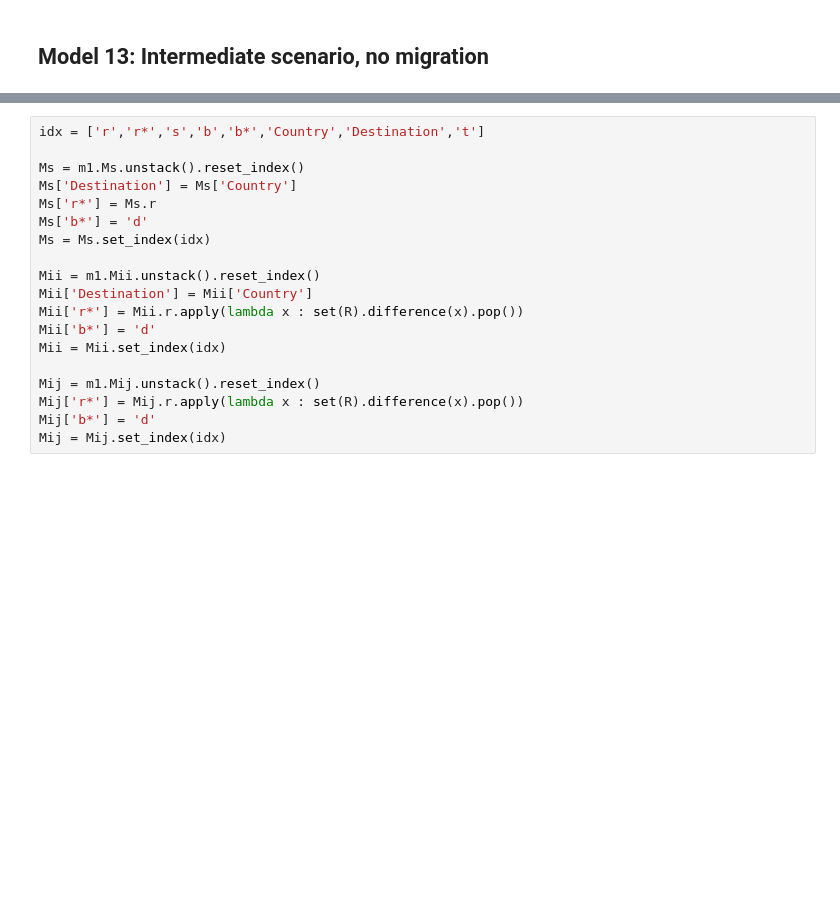
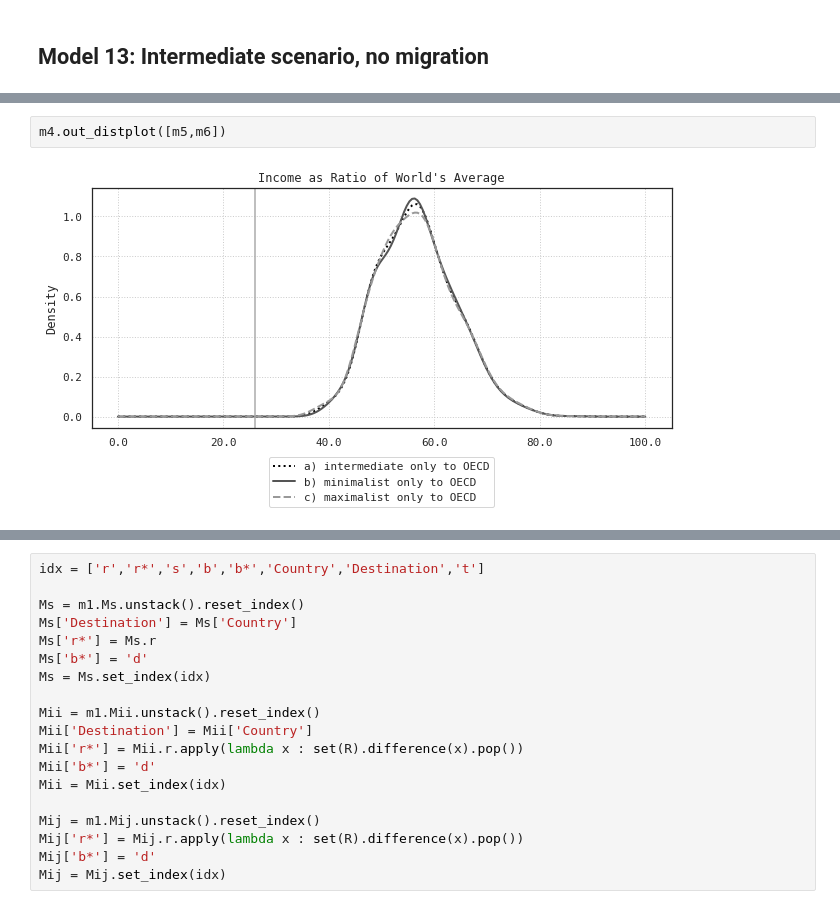
Before and after one commit to hscheewel/GeographyOfClimateMigration, a Jupyter notebook: model.ipynb, the cells around one changed output, grey strips where cells are left out. Saved outputs shown, nothing was run; the diff lists cells and outputs as text; blank space fills up the shorter version.

```diff
--- a/model.ipynb
+++ b/model.ipynb
@@ -1415,0 +1484,4 @@ m13.urbanization()
+# %%
+m4.out_distplot([m5,m6])
+# %% [output]
+[figure, added]
```
Also changed, not shown: parts of 29 cells of this notebook.
